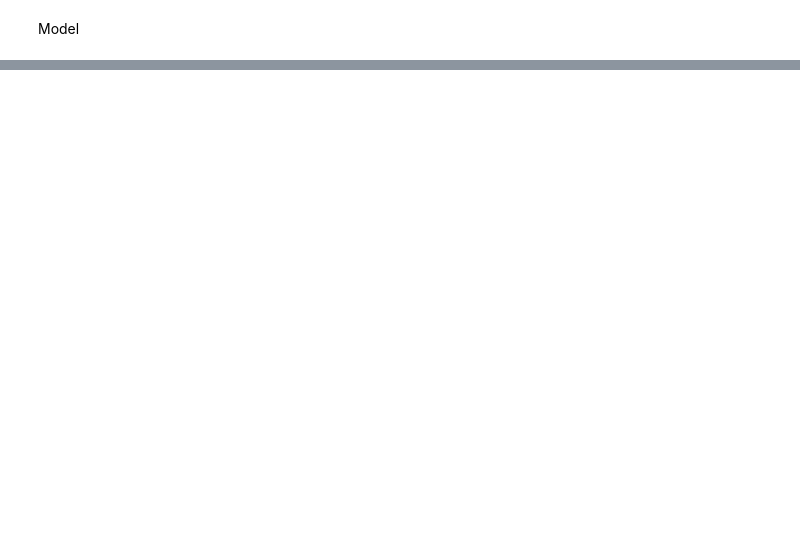
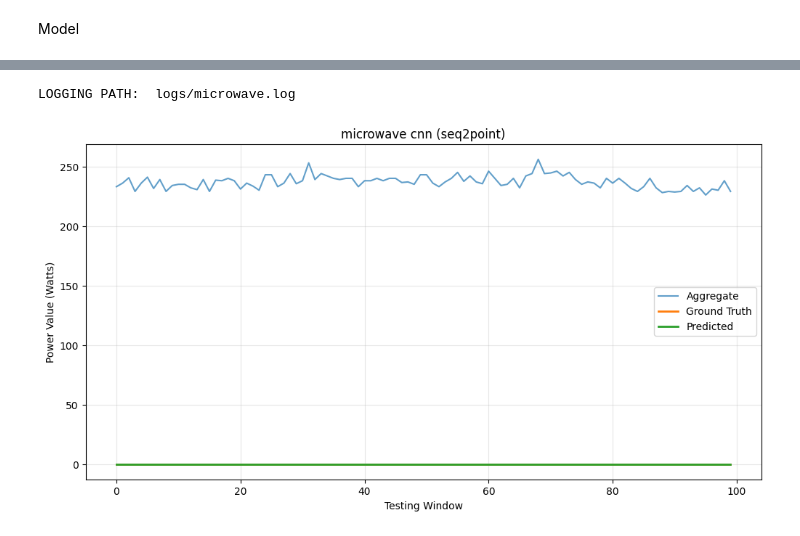
Before and after one commit to I-S-U-Load-Monitoring-Application/Deep-learning-model-for-disaggregation, a Jupyter notebook: UKDALE seq2point.ipynb, the cells around one changed output, grey strips where cells are left out. Drawn from its saved outputs; the diff is of its cells as text; code cells hidden in the pictures; blank space fills up the shorter version.

```diff
--- a/UKDALE seq2point.ipynb
+++ b/UKDALE seq2point.ipynb
@@ -1272,0 +1570,20 @@ tf.keras.backend.clear_session()
+# %%
+
+tester = Tester(
+    appliance="microwave",
+    algorithm="seq2point",
+    crop=10000,
+    batch_size=32,
+    network_type="cnn",
+    test_directory="ukdale_seq2point/kettle/kettle_test_.csv",
+    saved_model_dir="saved_models/ukdale_models/kettle",
+    log_file_dir="logs/microwave.log",
+    input_window_length=599,
+    mains_data={"mean": 522.3, "std": 814.7},  # Your actual aggregate data stats
+    params_appliance={
+        "kettle": {"mean": 0.2, "std": 0.8}  # Your actual microwave stats
+    }
+)
+
+tester.test_model()
+# %% [output]
@@ -1272,0 +1595,2 @@ tf.keras.backend.clear_session()
+LOGGING PATH:  logs/microwave.log
+[figure, added]
```
Also changed, not shown: parts of 11 cells of this notebook.
